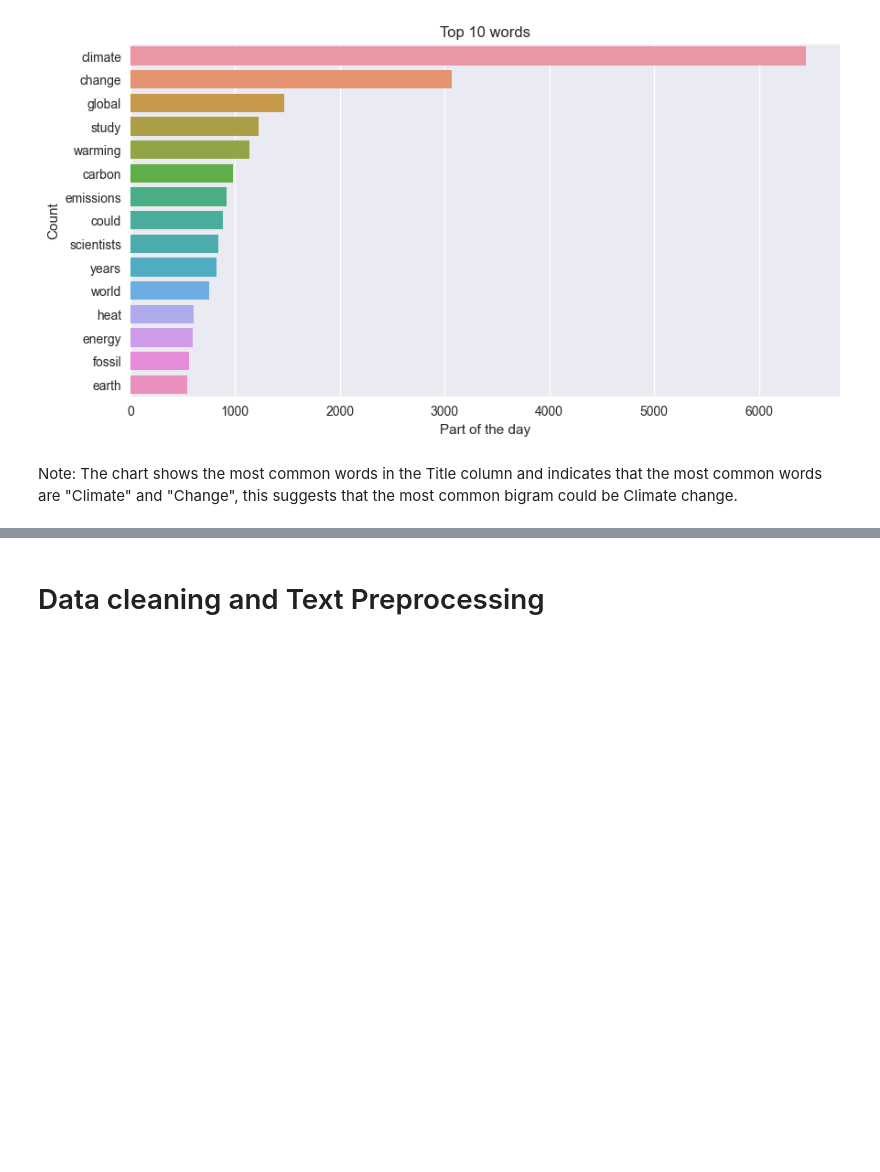
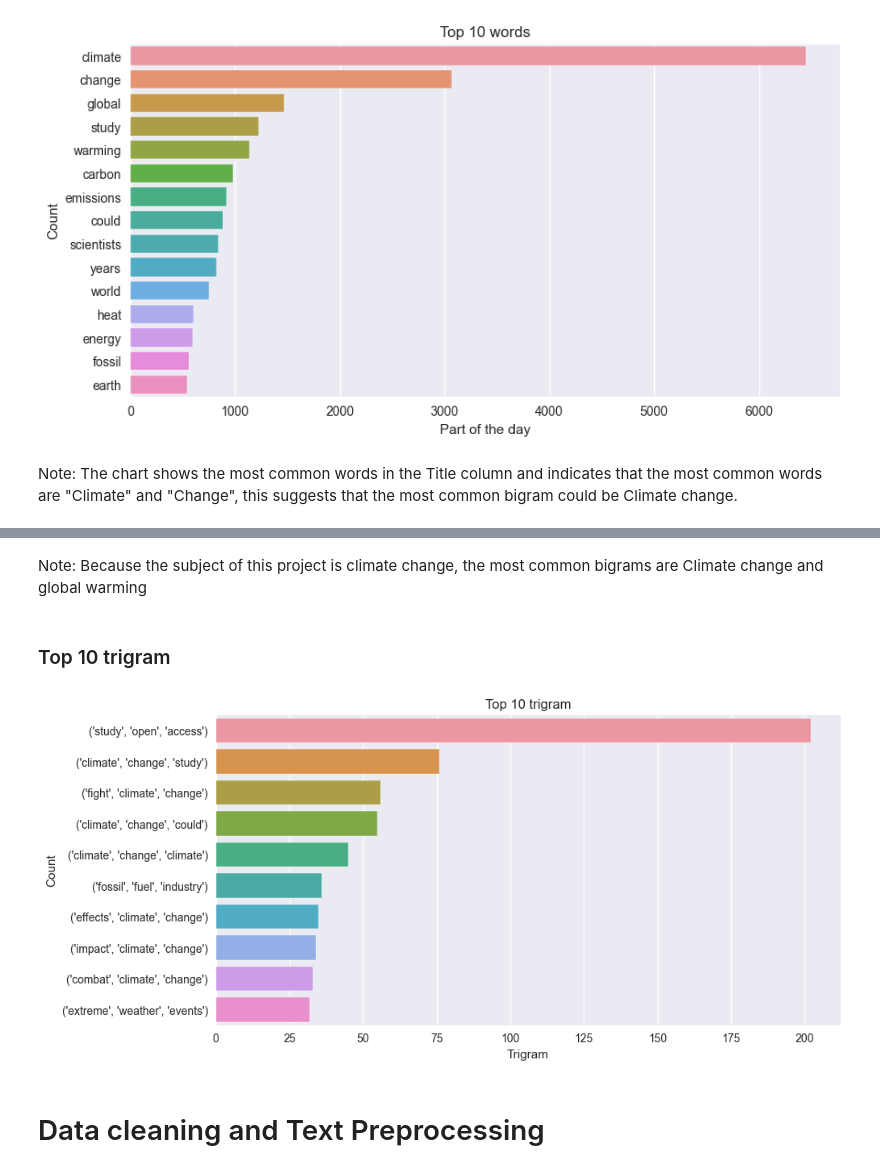
Before and after one commit to mlgomez0/advanced_python_project, a Jupyter notebook: notebooks/climate_change.ipynb, the cells around one changed output, grey strips where cells are left out. Saved outputs shown, nothing was run; the diff lists cells and outputs as text; code cells hidden in the pictures; blank space fills up the shorter version.

```diff
--- a/notebooks/climate_change.ipynb
+++ b/notebooks/climate_change.ipynb
@@ -589,3 +632,32 @@ Note: The chart shows the mean score of the post published in different parts of
+# %% [markdown]
+Note: Because the subject of this project is climate change, the most common bigrams are Climate change and global warming
+# %% [markdown]
+### Top 10 trigram
+# %%
+def plot_trigrams():
+
+    # Get n-grams
+    bcf = TrigramCollocationFinder.from_words(global_title)
+    bigram_freq = bcf.ngram_fd.items()
+    bigram_freq = sorted(bigram_freq, key=lambda item: item[1], reverse=True)
+    top_bigrams = bigram_freq[:10]
+
+    # Create a DataFrame
+    df = pd.DataFrame(top_bigrams, columns=['Bigram', 'Count'])
+
+    # Plot
+    plt.figure(figsize=(10, 5))
+    sns.barplot(data=df, y='Bigram', x='Count', orient='h')
+    plt.xticks(rotation=90)
+    plt.title(f'Top 10 trigram')
+    plt.xlabel('Trigram')
+    plt.ylabel('Count')
+    plt.xticks(rotation=0)
+    plt.show();
+
+plot_trigrams()
+# %% [output]
+[figure, added]
 # %% [markdown]
 # Data cleaning and Text Preprocessing
 # %%
```
Also changed, not shown: parts of 12 cells of this notebook.
